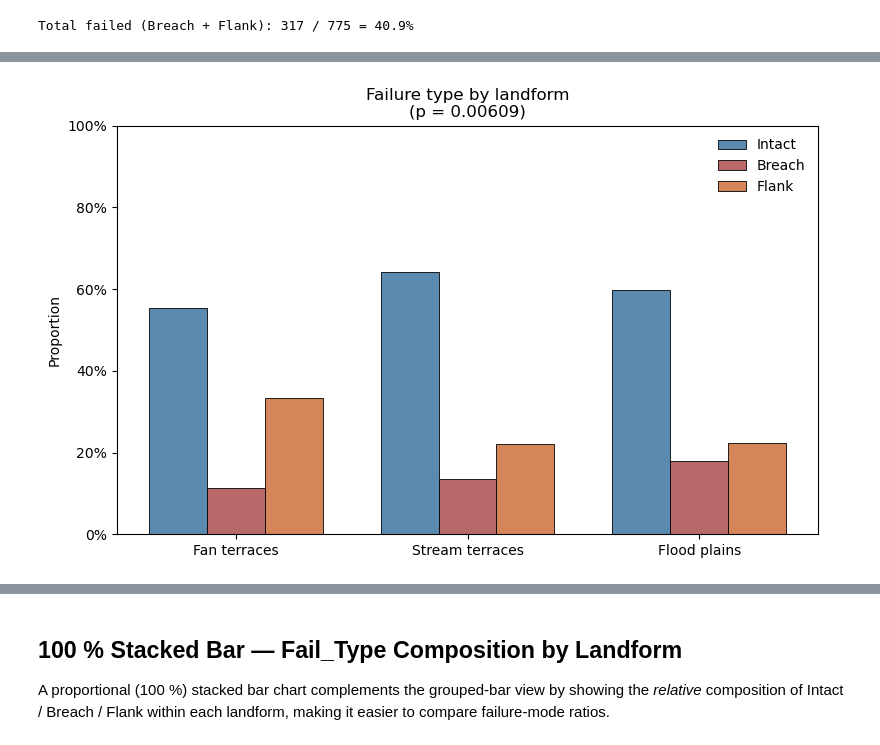
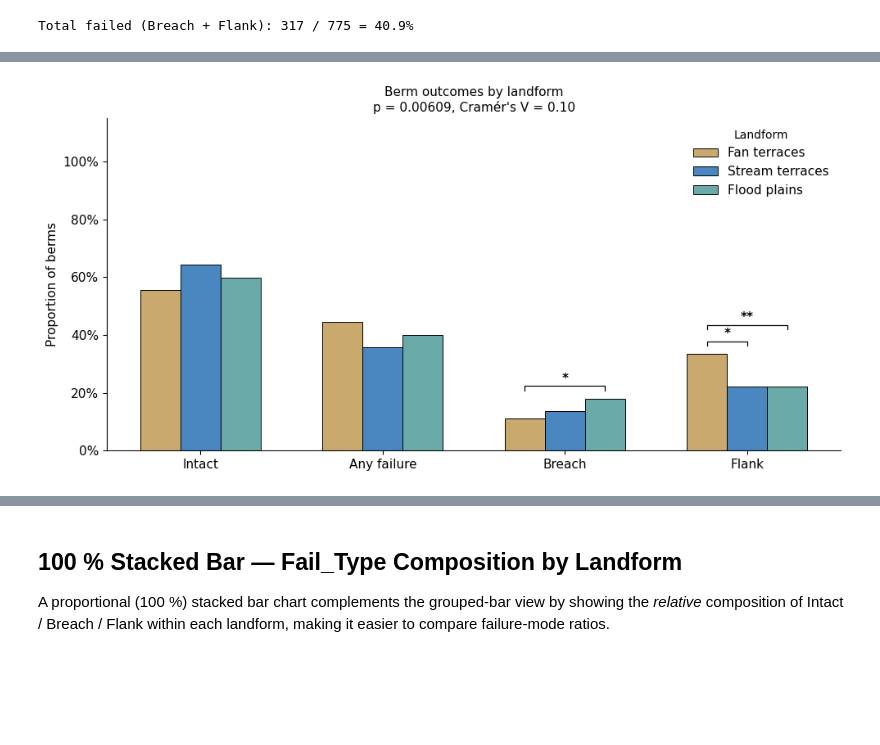
Before and after one commit to octavia-crompton/altar-berms-outcomes, a Jupyter notebook: notebooks/analysis - flanks breaches.ipynb, the cells around one changed output, grey strips where cells are left out. Cells and saved outputs as stored; diff of their text form; code cells hidden in the pictures; blank space fills up the shorter version.

```diff
--- a/notebooks/analysis - flanks breaches.ipynb
+++ b/notebooks/analysis - flanks breaches.ipynb
@@ -391,22 +495,70 @@ else:
 # %%
-# ── Landform × Fail_Type figure (3-category) ─────────────────────────────────
-_fig_lf, _ax_lf = plt.subplots(figsize=(8, 5))
-_plot_fail_bars(_ax_lf, _ct_lf2, lf_order,
-                title='Failure type by landform',
-                chi2_p=_p_lf)
+# ── Landform × Failure type figure: grouped bars with brackets ────────────────
+_FS = FS
+
+_plot_metrics_lf = ['Intact', 'Any failure', 'Breach', 'Flank']
+
+fig, ax = plt.subplots(figsize=(10, 5))
+
+_n_lf_bars = len(lf_order)
+_w = 0.22
+_offsets = np.linspace(-(_n_lf_bars - 1) * _w / 2,
+                       (_n_lf_bars - 1) * _w / 2, _n_lf_bars)
+_x = np.arange(len(_plot_metrics_lf))
+
+for _li, _lf in enumerate(lf_order):
+    _vals = [lf_metrics.loc[m, _lf] for m in _plot_metrics_lf]
+    ax.bar(_x + _offsets[_li], _vals, _w, label=_lf,
+           color=LF_COLORS.get(_lf, '#aaaaaa'), edgecolor='black', linewidth=0.7)
+
+# Pairwise significance brackets per metric
+_bh = 0.015
+for _mi, _metric in enumerate(_plot_metrics_lf):
+    _pairs = list(_combinations(range(_n_lf_bars), 2))
+    _pairs.sort(key=lambda p: abs(_offsets[p[1]] - _offsets[p[0]]))
+    _current_top = max(lf_metrics.loc[_metric, _lf] for _lf in lf_order) + 0.03
+    for _ci, _cj in _pairs:
+        _la, _lb = lf_order[_ci], lf_order[_cj]
+        _sig_key = f'{_la[:2]}v{_lb[:2]} sig'
+        _stars = lf_metrics.loc[_metric, _sig_key]
+        if _stars == 'ns':
+            continue
+        _x_a = _mi + _offsets[_ci]
+        _x_b = _mi + _offsets[_cj]
+        _y_a = lf_metrics.loc[_metric, _la]
+        _y_b = lf_metrics.loc[_metric, _lb]
+        _yb = max(max(_y_a, _y_b) + 0.02, _current_top)
+        ax.plot([_x_a, _x_a, _x_b, _x_b],
+                [_yb, _yb + _bh, _yb + _bh, _yb], lw=0.9, color='black')
+        ax.text((_x_a + _x_b) / 2, _yb + _bh + 0.005, _stars,
+                ha='center', va='bottom', fontsize=_FS,
+                fontweight='bold', color='black')
+        _current_top = _yb + _bh + 0.04
+
+ax.set_xticks(_x)
+ax.set_xticklabels(_plot_metrics_lf, fontsize=_FS)
+ax.set_ylabel('Proportion of berms', fontsize=_FS)
+ax.set_title(f"Berm outcomes by landform\n{_p_str_lf}, Cram\u00e9r's V = {_V_lf:.2f}",
+             fontsize=_FS)
+ax.set_ylim(0, 1.15)
+ax.yaxis.set_major_formatter(plt.FuncFormatter(lambda v, _: f'{v:.0%}'))
+ax.tick_params(labelsize=_FS)
+ax.legend(title='Landform', frameon=False, fontsize=_FS)
+sns.despine(ax=ax)
 plt.tight_layout()
-plt.show()
 
-_fname_lf = 'fig_landform_fail_type.png'
-_fig_lf.savefig(_os.path.join(_fig_dir, _fname_lf), dpi=300, bbox_inches='tight')
+_fname = 'fig4_landform_fail_type.png'
+fig.savefig(_os.path.join(_fig_dir, _fname), dpi=300, bbox_inches='tight')
 
 register_failure_mechanisms_figure(
-    'fig4', _fname_lf,
-    f'Landform × failure type (Intact / Breach / Flank). '
-    f'χ² = {_chi2_lf:.2f}, p = {_p_lf:.3g}, '
-    f"Cramér's V = {_V_lf:.3f}. {len(_pw_lf_sig)} significant pairwise contrasts.",
-    f'Failure mode breakdown across landforms. '
-    f'Fan terraces show highest flanking rate; flood plains highest breach rate.',
+    'fig4', _fname,
+    f'Grouped comparison of berm outcome proportions across landforms '
+    f'({", ".join(lf_order)}) with pairwise one-sided Fisher exact '
+    f'significance brackets. \u03c7\u00b2 = {_chi2_lf:.2f}, {_p_str_lf}, '
+    f"Cram\u00e9r's V = {_V_lf:.2f}.",
+    f'Outcome proportions compared by landform. Fan terraces show highest '
+    f'flanking rate; flood plains highest breach rate.',
 )
-print(f'Saved: {_fname_lf}')
+plt.show()
+print(f'Saved: {_fname}')
 # %% [output]
@@ -413 +568 @@ print(f'Saved: {_fname_lf}')
-[figure, old version]
+[figure, new version]
```
Also changed, not shown: parts of 30 cells of this notebook, 28 other files.
